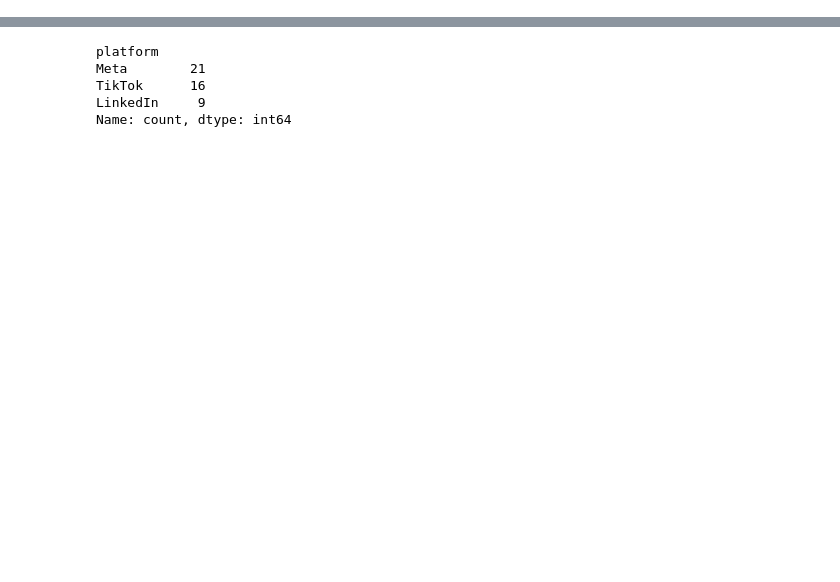
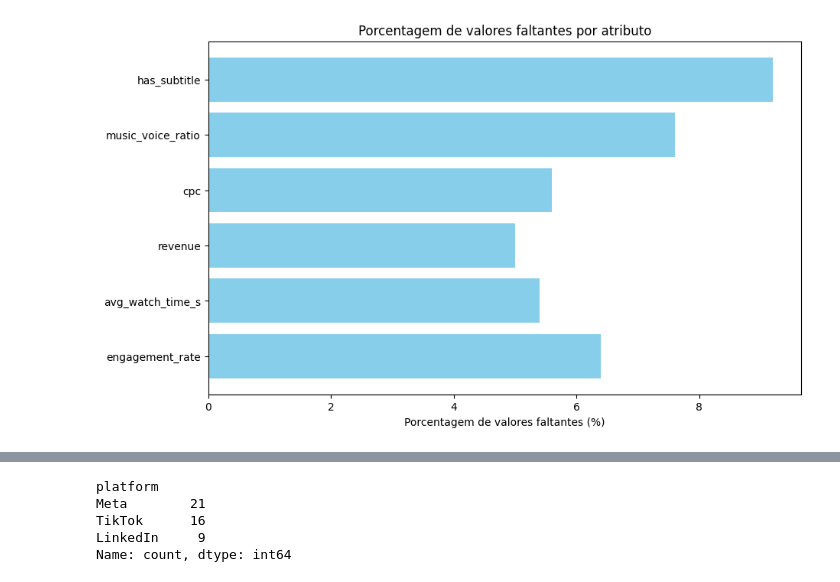
Before and after one commit to MathyLima/video-ad-scorer, a Jupyter notebook: 01_eda.ipynb, the cells around one changed output, grey strips where cells are left out. Cells and saved outputs as stored; diff of their text form; code cells hidden in the pictures; blank space fills up the shorter version.

Commit message:
feat: tratamento de escala em dados para o contexto

```diff
--- a/01_eda.ipynb
+++ b/01_eda.ipynb
@@ -8,0 +54,13 @@ df.describe()
+# %%
+# Lista das colunas e porcentagens
+cols = ['has_subtitle', 'music_voice_ratio', 'cpc', 'revenue', 'avg_watch_time_s', 'engagement_rate']
+percentages = [9.2, 7.6, 5.6, 5.0, 5.4, 6.4]
+
+plt.figure(figsize=(10,6))
+plt.barh(cols, percentages, color='skyblue')
+plt.xlabel("Porcentagem de valores faltantes (%)")
+plt.title("Porcentagem de valores faltantes por atributo")
+plt.gca().invert_yaxis()  # para mostrar do maior para o menor
+plt.show()
+# %% [output]
+[figure, added]
```
Also changed, not shown: parts of 16 cells of this notebook, 6 other files.
